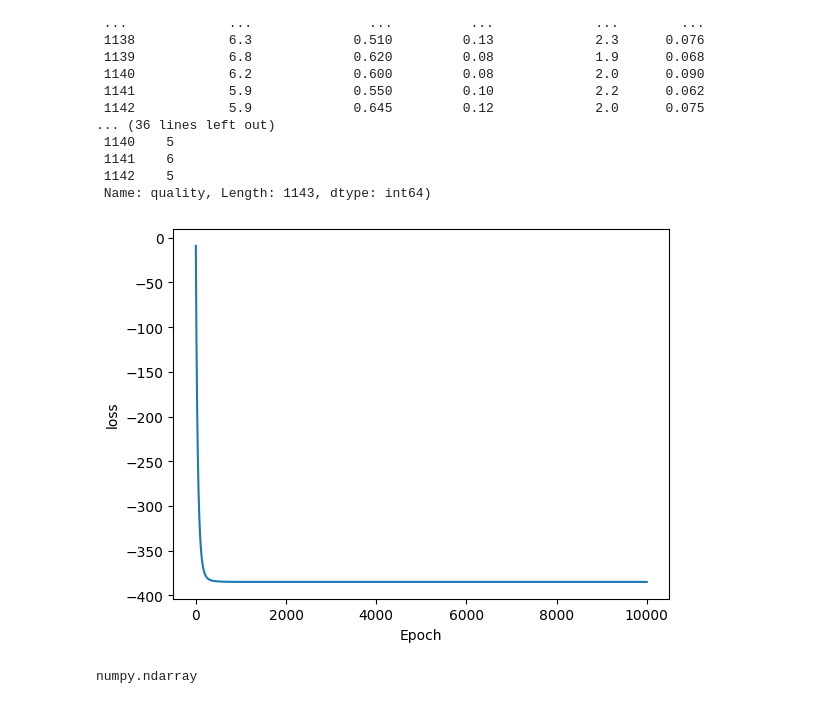
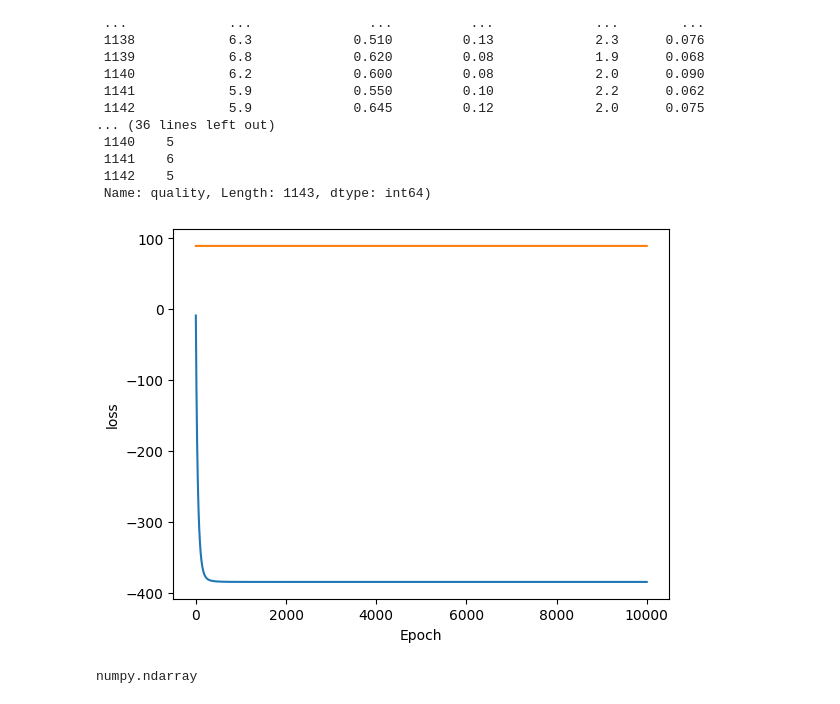
Before and after one commit to gitbhusalhubpramish/wine-quality-svm-kernel, a Jupyter notebook: notebookdbac78a3d6.ipynb, the cells around one changed output. Saved outputs shown, nothing was run; the diff lists cells and outputs as text; code cells hidden in the pictures.

```diff
--- a/notebookdbac78a3d6.ipynb
+++ b/notebookdbac78a3d6.ipynb
@@ -165,15 +148,19 @@ def train(x,y,a,lr=0.01):
 # %%
 losses = []
+acc = []
 y6 = pd.Series(np.where(ytrain==7,1,-1), index=ytrain.index)
+y6t = pd.Series(np.where(ytest==7,1,-1), index=ytest.index)
 for i in range(10000):
     a=train(xtrain, y6,a)
+    acc.append(accuracy_score(predictone(xtest,y6,a).get(), y6t))
     losses.append(float(loss(xtrain,y6)))
 plt.plot(losses)
+plt.plot(np.array(acc)*100)
 plt.xlabel("Epoch")
 plt.ylabel("loss")
 plt.show()
 # %% [output]
-[figure, old version]
+[figure, new version]
 # %%
 type(a)
 # %% [output]
```
Also changed, not shown: parts of 11 cells of this notebook.
